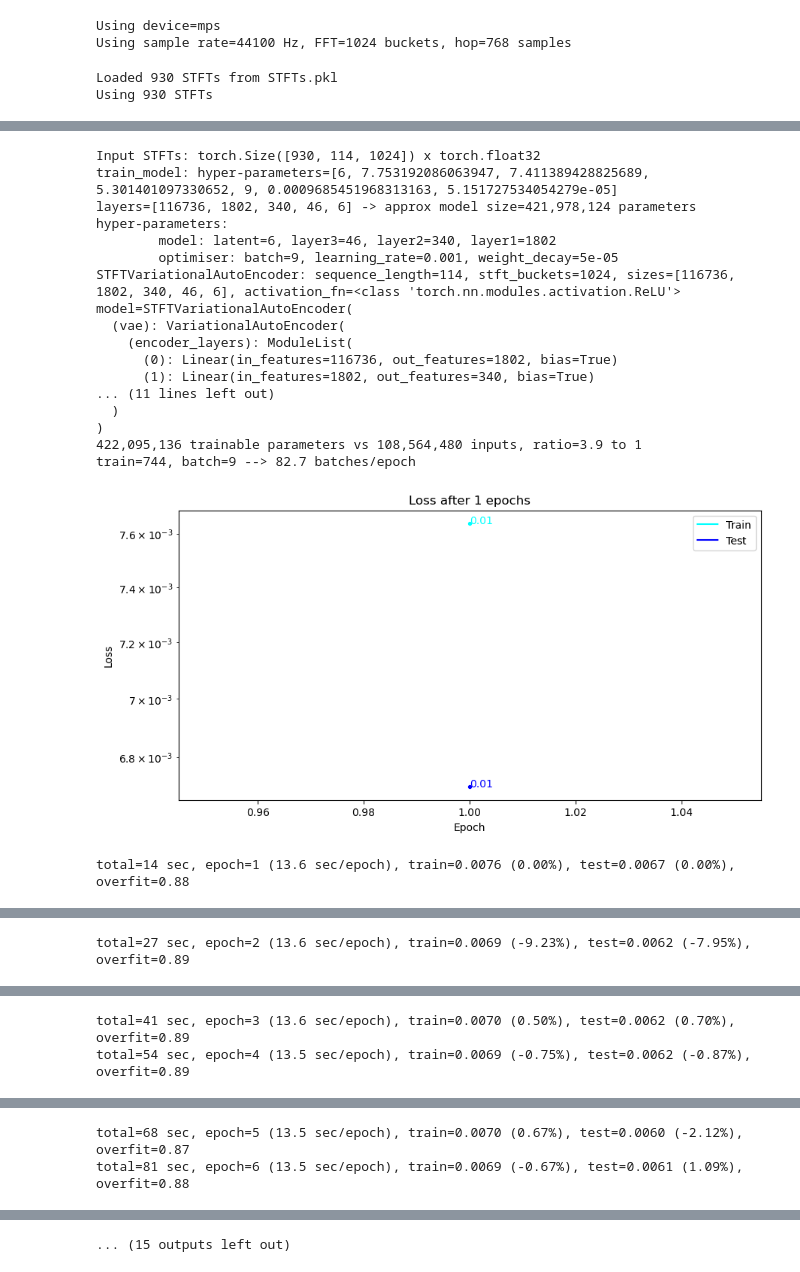
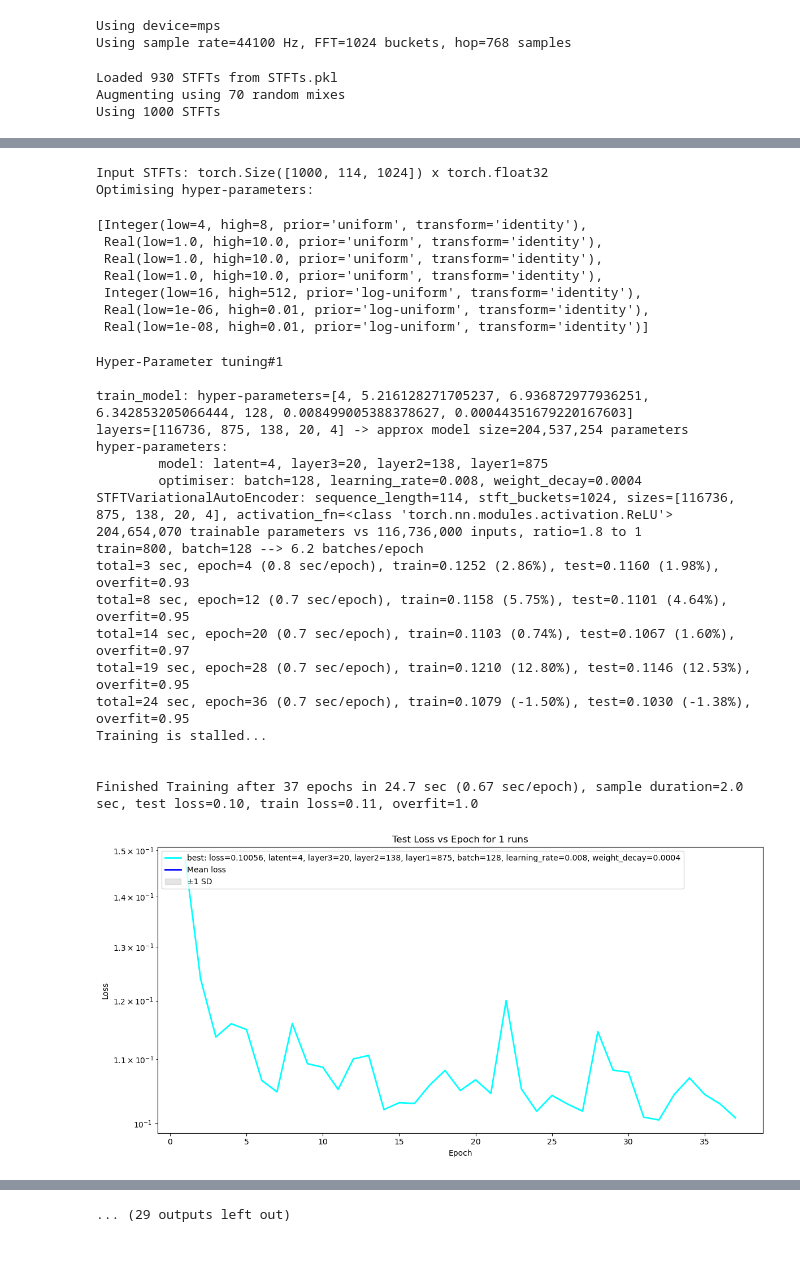
Before and after one commit to RikMaxSpeed/SampleGen, a Jupyter notebook: MakeAndTrain.ipynb, the cells around one changed output, grey strips where cells are left out. Cells and saved outputs as stored; diff of their text form; code cells hidden in the pictures.

```diff
--- a/MakeAndTrain.ipynb
+++ b/MakeAndTrain.ipynb
@@ -17,8 +17,9 @@ Using sample rate=44100 Hz, FFT=1024 buckets, hop=768 samples
 # %%
 from HyperParameterTuning import *
 
-#optimise_hyper_parameters()
+optimise_hyper_parameters()
 #train_best_params()
 # %% [output]
 Loaded 930 STFTs from STFTs.pkl
-Using 930 STFTs
+Augmenting using 70 random mixes
+Using 1000 STFTs
@@ -26,19 +27,29 @@ Using 930 STFTs
-Input STFTs: torch.Size([930, 114, 1024]) x torch.float32
-train_model: hyper-parameters=[6, 7.753192086063947, 7.411389428825689, 5.301401097330652, 9, 0.0009685451968313163, 5.151727534054279e-05]
-layers=[116736, 1802, 340, 46, 6] -> approx model size=421,978,124 parameters
-hyper-parameters:
-        model: latent=6, layer3=46, layer2=340, layer1=1802
-        optimiser: batch=9, learning_rate=0.001, weight_decay=5e-05
-STFTVariationalAutoEncoder: sequence_length=114, stft_buckets=1024, sizes=[116736, 1802, 340, 46, 6], activation_fn=<class 'torch.nn.modules.activation.ReLU'>
-model=STFTVariationalAutoEncoder(
-  (vae): VariationalAutoEncoder(
-    (encoder_layers): ModuleList(
-      (0): Linear(in_features=116736, out_features=1802, bias=True)
-      (1): Linear(in_features=1802, out_features=340, bias=True)
-... (11 lines left out)
-  )
-)
-422,095,136 trainable parameters vs 108,564,480 inputs, ratio=3.9 to 1
-train=744, batch=9 --> 82.7 batches/epoch
+Input STFTs: torch.Size([1000, 114, 1024]) x torch.float32
+Optimising hyper-parameters:
+[Integer(low=4, high=8, prior='uniform', transform='identity'),
+ Real(low=1.0, high=10.0, prior='uniform', transform='identity'),
+ Real(low=1.0, high=10.0, prior='uniform', transform='identity'),
+ Real(low=1.0, high=10.0, prior='uniform', transform='identity'),
+ Integer(low=16, high=512, prior='log-uniform', transform='identity'),
+ Real(low=1e-06, high=0.01, prior='log-uniform', transform='identity'),
+ Real(low=1e-08, high=0.01, prior='log-uniform', transform='identity')]
+Hyper-Parameter tuning#1
+
+train_model: hyper-parameters=[4, 5.216128271705237, 6.936872977936251, 6.342853205066444, 128, 0.008499005388378627, 0.00044351679220167603]
+layers=[116736, 875, 138, 20, 4] -> approx model size=204,537,254 parameters
+hyper-parameters:
+        model: latent=4, layer3=20, layer2=138, layer1=875
+        optimiser: batch=128, learning_rate=0.008, weight_decay=0.0004
+STFTVariationalAutoEncoder: sequence_length=114, stft_buckets=1024, sizes=[116736, 875, 138, 20, 4], activation_fn=<class 'torch.nn.modules.activation.ReLU'>
+204,654,070 trainable parameters vs 116,736,000 inputs, ratio=1.8 to 1
+train=800, batch=128 --> 6.2 batches/epoch
+total=3 sec, epoch=4 (0.8 sec/epoch), train=0.1252 (2.86%), test=0.1160 (1.98%), overfit=0.93
+total=8 sec, epoch=12 (0.7 sec/epoch), train=0.1158 (5.75%), test=0.1101 (4.64%), overfit=0.95
+total=14 sec, epoch=20 (0.7 sec/epoch), train=0.1103 (0.74%), test=0.1067 (1.60%), overfit=0.97
+total=19 sec, epoch=28 (0.7 sec/epoch), train=0.1210 (12.80%), test=0.1146 (12.53%), overfit=0.95
+total=24 sec, epoch=36 (0.7 sec/epoch), train=0.1079 (-1.50%), test=0.1030 (-1.38%), overfit=0.95
+Training is stalled...
+
+
+Finished Training after 37 epochs in 24.7 sec (0.67 sec/epoch), sample duration=2.0 sec, test loss=0.10, train loss=0.11, overfit=1.0
-[figure, old version]
+[figure, new version]
-total=14 sec, epoch=1 (13.6 sec/epoch), train=0.0076 (0.00%), test=0.0067 (0.00%), overfit=0.88
@@ -46 +73,0 @@ total=14 sec, epoch=1 (13.6 sec/epoch), train=0.0076 (0.00%), test=0.0067 (0.00%
-total=27 sec, epoch=2 (13.6 sec/epoch), train=0.0069 (-9.23%), test=0.0062 (-7.95%), overfit=0.89
@@ -48,2 +91,0 @@ total=27 sec, epoch=2 (13.6 sec/epoch), train=0.0069 (-9.23%), test=0.0062 (-7.9
-total=41 sec, epoch=3 (13.6 sec/epoch), train=0.0070 (0.50%), test=0.0062 (0.70%), overfit=0.89
-total=54 sec, epoch=4 (13.5 sec/epoch), train=0.0069 (-0.75%), test=0.0062 (-0.87%), overfit=0.89
@@ -51,2 +109,0 @@ total=54 sec, epoch=4 (13.5 sec/epoch), train=0.0069 (-0.75%), test=0.0062 (-0.8
-total=68 sec, epoch=5 (13.5 sec/epoch), train=0.0070 (0.67%), test=0.0060 (-2.12%), overfit=0.87
-total=81 sec, epoch=6 (13.5 sec/epoch), train=0.0069 (-0.67%), test=0.0061 (1.09%), overfit=0.88
@@ -54,3 +110,3 @@ total=81 sec, epoch=6 (13.5 sec/epoch), train=0.0069 (-0.67%), test=0.0061 (1.09
-... (15 outputs left out)
+... (29 outputs left out)
 # %%
 # Test every sample and measure the error.
```
Also changed, not shown: parts of 3 cells of this notebook, 8 other files.
